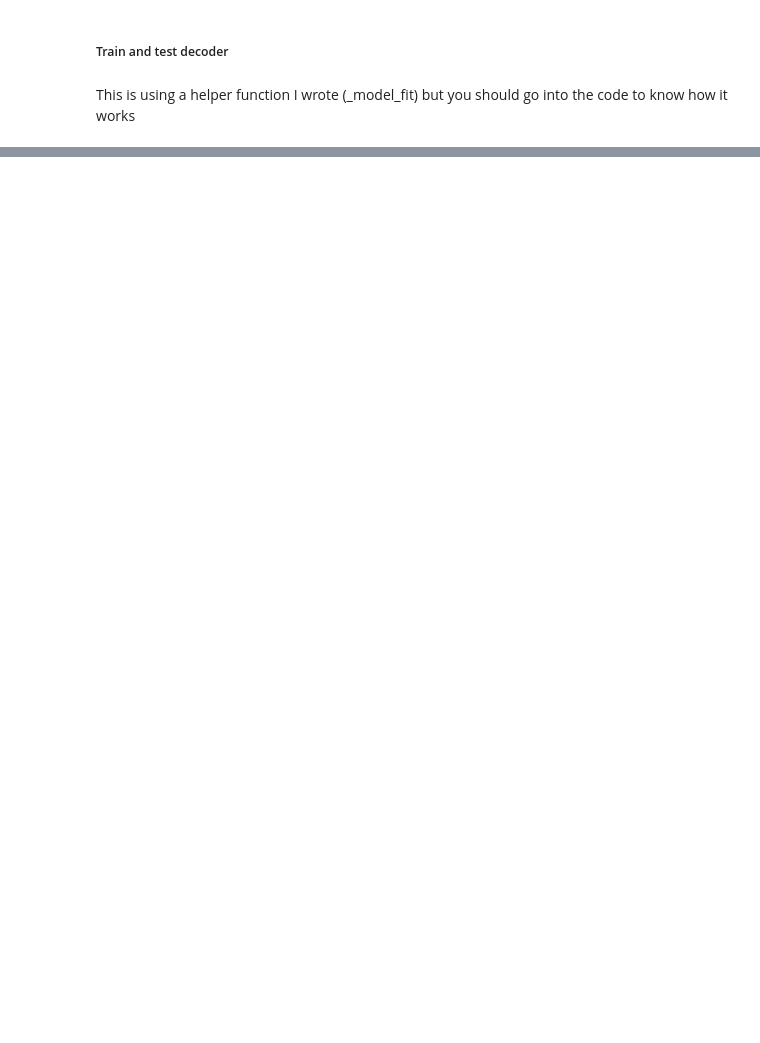
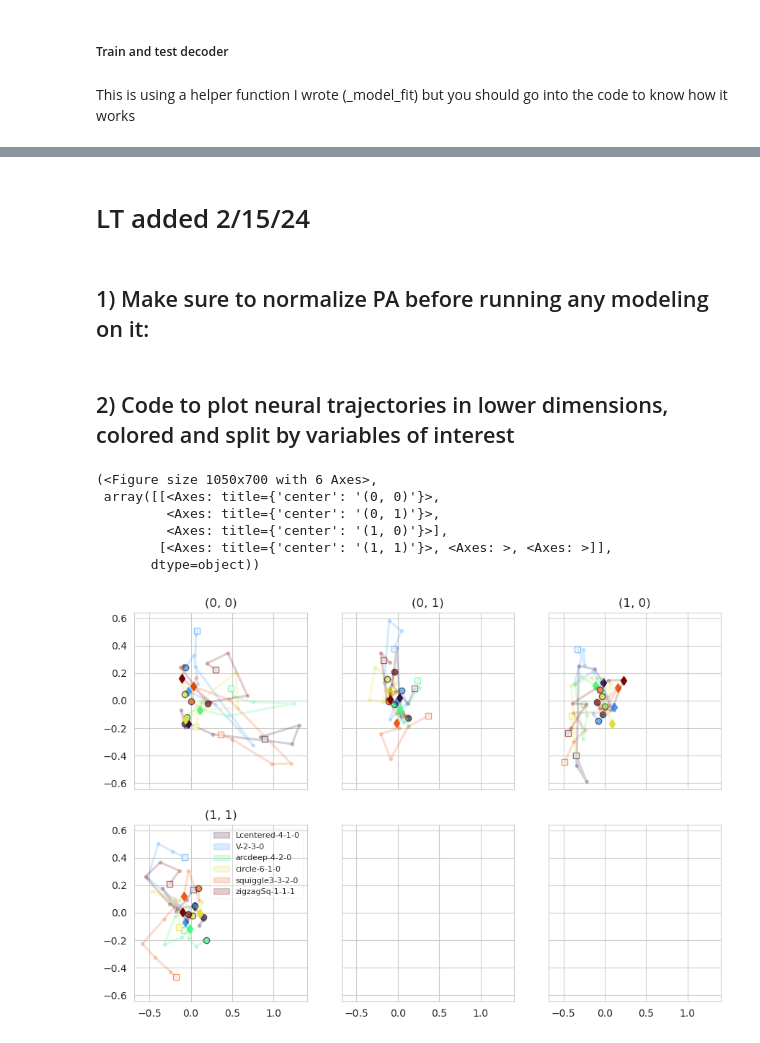
Before and after one commit to lucast4/neuralmonkey, a Jupyter notebook: neuralmonkey/notebooks_tutorials/240205_xuan_project_skeleton_code.ipynb, the cells around one changed output, grey strips where cells are left out. Drawn from its saved outputs; the diff is of its cells as text; code cells hidden in the pictures; blank space fills up the shorter version.

Commit message:
For Xuan, state space plots and decoding

```diff
--- a/neuralmonkey/notebooks_tutorials/240205_xuan_project_skeleton_code.ipynb
+++ b/neuralmonkey/notebooks_tutorials/240205_xuan_project_skeleton_code.ipynb
@@ -304,0 +160,52 @@ for br in list_br:
+# %% [markdown]
+# LT added 2/15/24
+# %% [markdown]
+## 1) Make sure to normalize PA before running any modeling on it:
+# %%
+list_panorm = []
+for pa in DFallpa["pa"].tolist():
+    from neuralmonkey.analyses.state_space_good import popanal_preprocess_scalar_normalization
+    PAnorm, PAscal, PAscalagg, fig, axes, groupdict = popanal_preprocess_scalar_normalization(pa, None, DO_AGG_TRIALS=False)
+    list_panorm.append(PAnorm)
+DFallpa["pa"] = list_panorm
+del DFallpa["pa_norm"]
+# %% [markdown]
+## 2) Code to plot neural trajectories in lower dimensions, colored and split by variables of interest
+# %%
+from neuralmonkey.analyses.state_space_good import trajgood_construct_df_from_raw, trajgood_plot_colorby_splotby
+
+# Plot an example brain region's data.
+bregion = "PMv"
+twind = (-0.4, 0.6)
+pa = extract_single_pa(DFallpa, bregion, twind)
+
+# INPUT PARAMS
+var_color_by = "seqc_0_shape"
+var_subplots = "seqc_0_loc"
+
+# Runs
+
+# 1) Construct dataframe
+# df = pa.dataextract_split_by_label_grp_for_statespace(grpvars)
+grpvars = [var_color_by, var_subplots]
+X = pa.X # (chans, trials, times)
+labels = pa.Xlabels["trials"].loc[:, grpvars]
+labelvars = grpvars
+df = trajgood_construct_df_from_raw(X, pa.Times, labels, labelvars)
+
+# 2) Plot
+dims = (0,1) # pairs of dimensions to plot
+times_to_mark = [0.] # you can mark specific times on the plot. here marks the 0. sec mark.
+times_to_mark_markers = ["d"] # mark with a diamond ("d")
+time_bin_size = 0.1 # to make plot easier to visaulize, you can bin in time.
+trajgood_plot_colorby_splotby(df, var_color_by, var_subplots, dims, "traj", mean_over_trials=True,
+                              times_to_mark = times_to_mark, times_to_mark_markers = times_to_mark_markers,
+                              time_bin_size=time_bin_size)
+# %% [output]
+(<Figure size 1050x700 with 6 Axes>,
+ array([[<Axes: title={'center': '(0, 0)'}>,
+         <Axes: title={'center': '(0, 1)'}>,
+         <Axes: title={'center': '(1, 0)'}>],
+        [<Axes: title={'center': '(1, 1)'}>, <Axes: >, <Axes: >]],
+       dtype=object))
+[figure, added]
```
Also changed, not shown: parts of 30 cells of this notebook, 6 other files.
